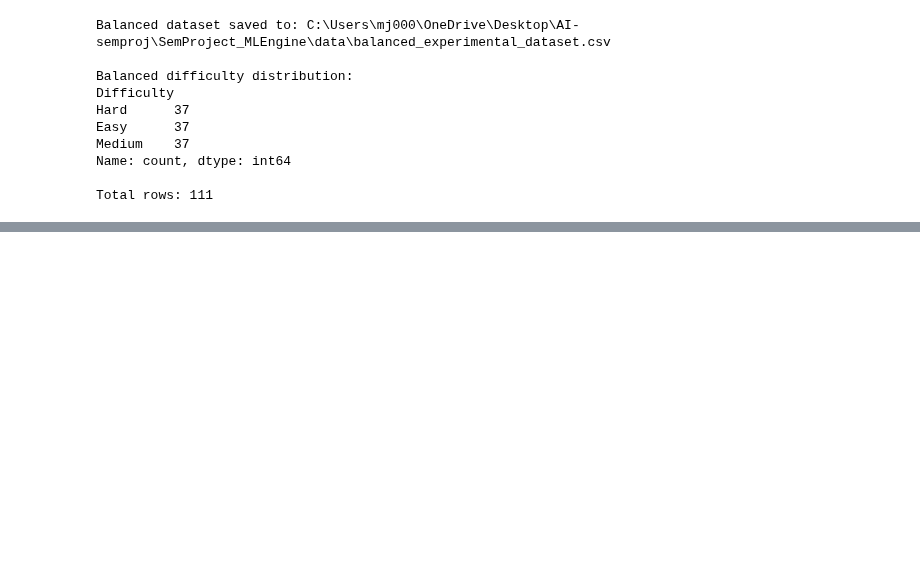
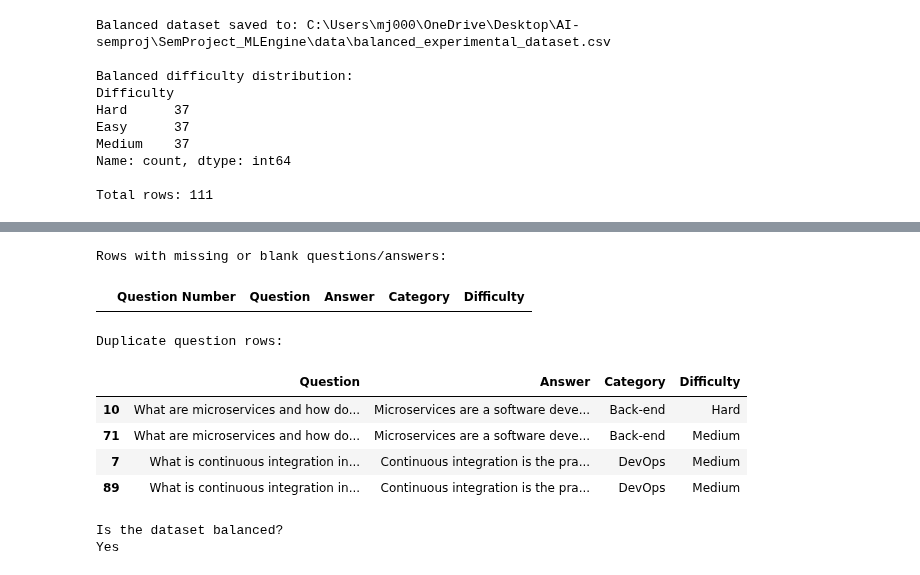
Before and after one commit to Maxowino/SemProject_MLEngine, a Jupyter notebook: easy.ipynb, the cells around one changed output, grey strips where cells are left out. Drawn from its saved outputs; the diff is of its cells as text; code cells hidden in the pictures; blank space fills up the shorter version.

```diff
--- a/easy.ipynb
+++ b/easy.ipynb
@@ -442,0 +542,36 @@ Total rows: 111
+# %%
+# Show rows with missing or blank questions/answers and duplicate questions
+
+print("Rows with missing or blank questions/answers:")
+display(df[blank_questions | blank_answers])
+
+print("\nDuplicate question rows:")
+duplicate_mask = df["Question"].notna() & df["Question"].map(
+    normalize_question
+).duplicated(keep=False)
+
+display(
+    df.loc[duplicate_mask, required_columns]
+    .sort_values("Question")
+)
+
+# Check class balance
+counts = df["Difficulty"].value_counts()
+
+print("\nIs the dataset balanced?")
+print(
+    "Yes"
+    if len(counts) == 3 and counts.nunique() == 1
+    else "No — check the counts above."
+)
+# %% [output]
+Rows with missing or blank questions/answers:
+|  | Question Number | Question | Answer | Category | Difficulty |
+Duplicate question rows:
+|  | Question | Answer | Category | Difficulty |
+| 10 | What are microservices and how do... | Microservices are a software deve... | Back-end | Hard |
+| 71 | What are microservices and how do... | Microservices are a software deve... | Back-end | Medium |
+| 7 | What is continuous integration in... | Continuous integration is the pra... | DevOps | Medium |
+| 89 | What is continuous integration in... | Continuous integration is the pra... | DevOps | Medium |
+Is the dataset balanced?
+Yes
```
Also changed, not shown: parts of 2 cells of this notebook, 1 other file.
